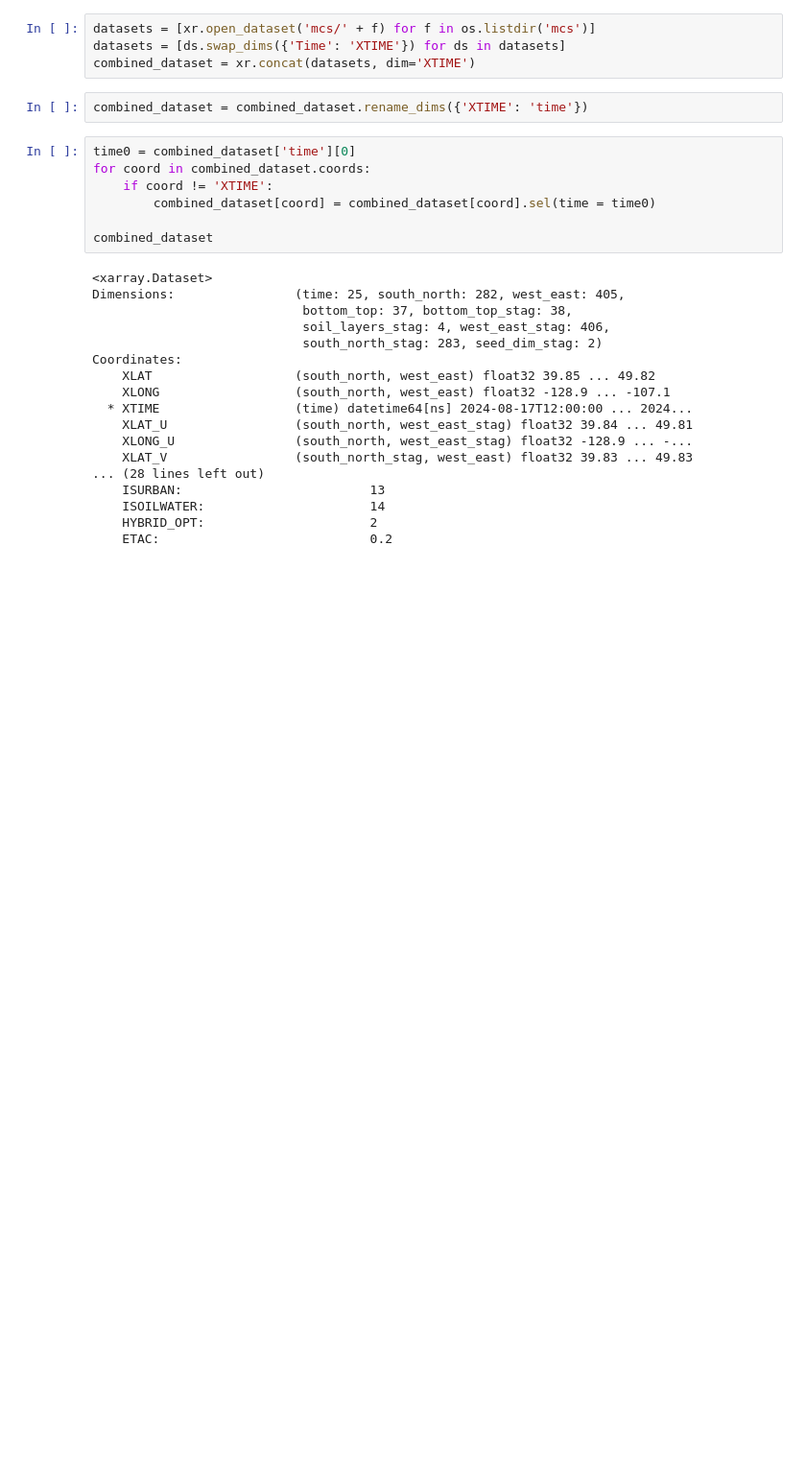
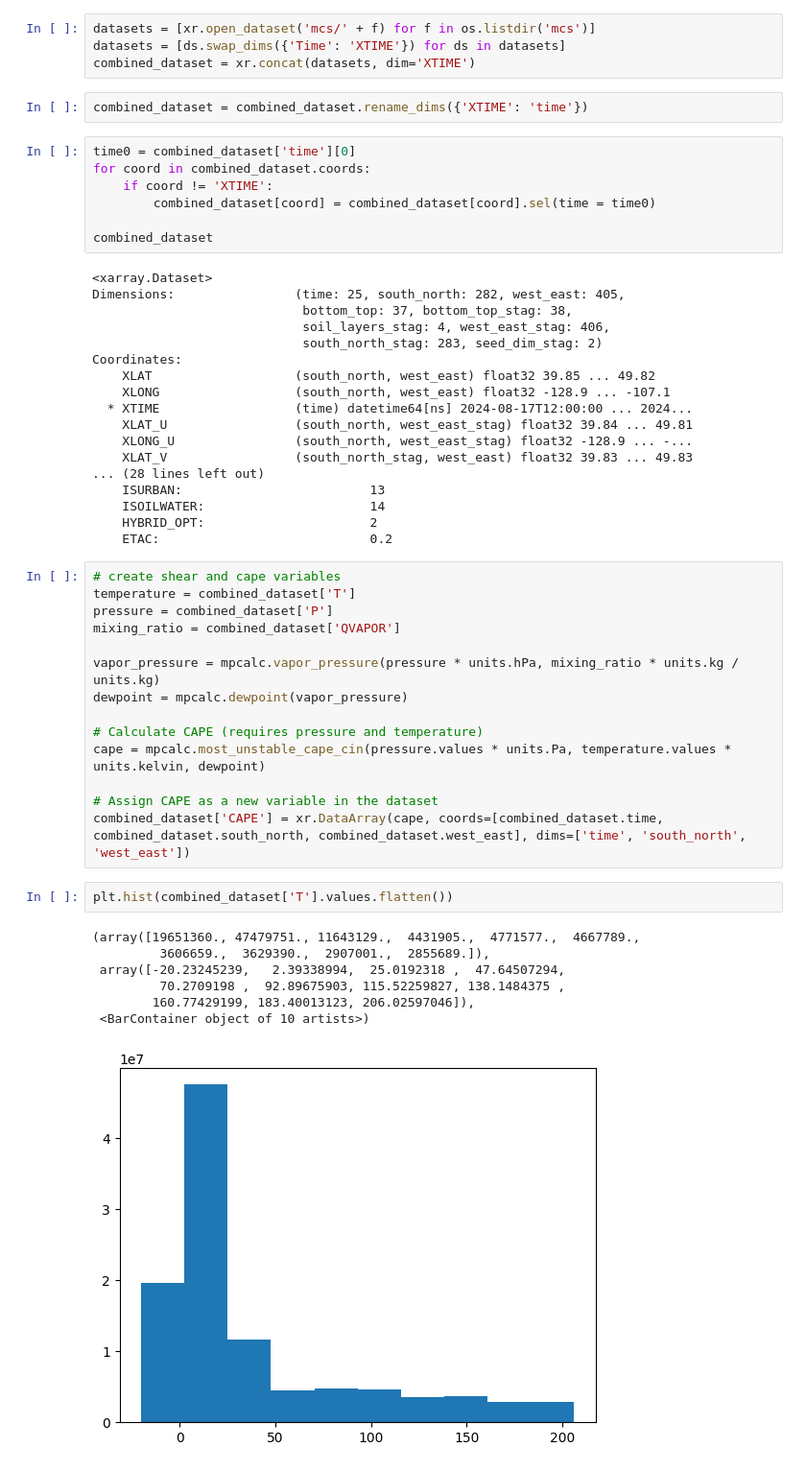
Before and after one commit to milesepstein13/august18-mcs, a Jupyter notebook: explore_wrf.ipynb, the cells around one changed output. Shown at 96% size. Cells and saved outputs as stored; diff of their text form; blank space fills up the shorter version.

```diff
--- a/explore_wrf.ipynb
+++ b/explore_wrf.ipynb
@@ -44,5 +46,29 @@ Coordinates:
     ISOILWATER:                      14
     HYBRID_OPT:                      2
     ETAC:                            0.2
+# %%
+# create shear and cape variables
+temperature = combined_dataset['T']
+pressure = combined_dataset['P']
+mixing_ratio = combined_dataset['QVAPOR']
+
+vapor_pressure = mpcalc.vapor_pressure(pressure * units.hPa, mixing_ratio * units.kg / units.kg)
+dewpoint = mpcalc.dewpoint(vapor_pressure)
+
+# Calculate CAPE (requires pressure and temperature)
+cape = mpcalc.most_unstable_cape_cin(pressure.values * units.Pa, temperature.values * units.kelvin, dewpoint)
+
+# Assign CAPE as a new variable in the dataset
+combined_dataset['CAPE'] = xr.DataArray(cape, coords=[combined_dataset.time, combined_dataset.south_north, combined_dataset.west_east], dims=['time', 'south_north', 'west_east'])
+# %%
+plt.hist(combined_dataset['T'].values.flatten())
+# %% [output]
+(array([19651360., 47479751., 11643129.,  4431905.,  4771577.,  4667789.,
+         3606659.,  3629390.,  2907001.,  2855689.]),
+ array([-20.23245239,   2.39338994,  25.0192318 ,  47.64507294,
+         70.2709198 ,  92.89675903, 115.52259827, 138.1484375 ,
+        160.77429199, 183.40013123, 206.02597046]),
+ <BarContainer object of 10 artists>)
+[figure, added]
 # %%
 def make_maps(ds, var, title, bottom_top = 0, show = False, save = False, save_loc = None):
```
Also changed, not shown: parts of 5 cells of this notebook, 2 other files.
